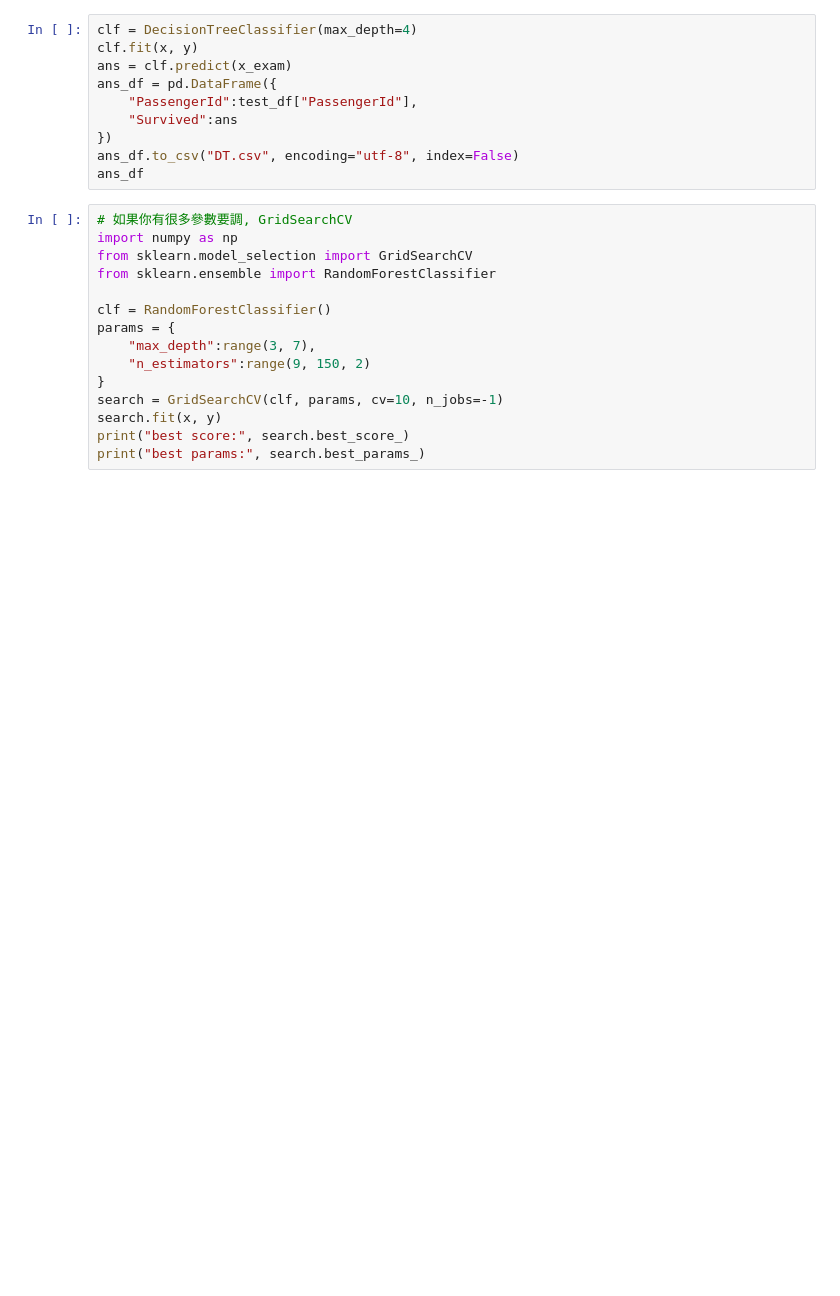
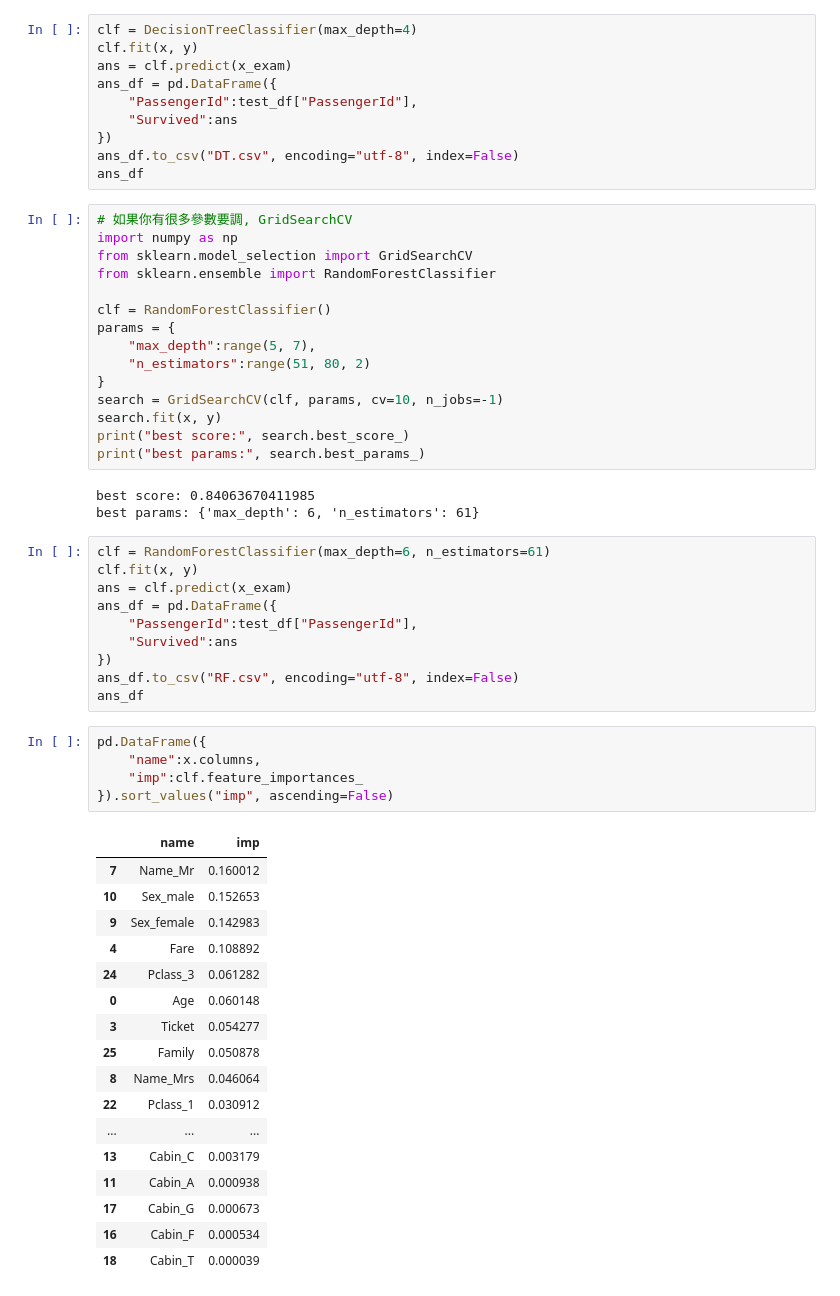
Before and after one commit to Elwing-Chou/ximen_ai_20260706, a Jupyter notebook: ximen_20260720.ipynb, the cells around one changed output. Saved outputs shown, nothing was run; the diff lists cells and outputs as text; blank space fills up the shorter version.

```diff
--- a/ximen_20260720.ipynb
+++ b/ximen_20260720.ipynb
@@ -397,10 +397,46 @@ from sklearn.ensemble import RandomForestClassifier
 
 clf = RandomForestClassifier()
 params = {
-    "max_depth":range(3, 7),
-    "n_estimators":range(9, 150, 2)
+    "max_depth":range(5, 7),
+    "n_estimators":range(51, 80, 2)
 }
 search = GridSearchCV(clf, params, cv=10, n_jobs=-1)
 search.fit(x, y)
 print("best score:", search.best_score_)
 print("best params:", search.best_params_)
+# %% [output]
+best score: 0.84063670411985
+best params: {'max_depth': 6, 'n_estimators': 61}
+# %%
+clf = RandomForestClassifier(max_depth=6, n_estimators=61)
+clf.fit(x, y)
+ans = clf.predict(x_exam)
+ans_df = pd.DataFrame({
+    "PassengerId":test_df["PassengerId"],
+    "Survived":ans
+})
+ans_df.to_csv("RF.csv", encoding="utf-8", index=False)
+ans_df
+# %%
+pd.DataFrame({
+    "name":x.columns,
+    "imp":clf.feature_importances_
+}).sort_values("imp", ascending=False)
+# %% [output]
+|  | name | imp |
+| 7 | Name_Mr | 0.160012 |
+| 10 | Sex_male | 0.152653 |
+| 9 | Sex_female | 0.142983 |
+| 4 | Fare | 0.108892 |
+| 24 | Pclass_3 | 0.061282 |
+| 0 | Age | 0.060148 |
+| 3 | Ticket | 0.054277 |
+| 25 | Family | 0.050878 |
+| 8 | Name_Mrs | 0.046064 |
+| 22 | Pclass_1 | 0.030912 |
+| ... | ... | ... |
+| 13 | Cabin_C | 0.003179 |
+| 11 | Cabin_A | 0.000938 |
+| 17 | Cabin_G | 0.000673 |
+| 16 | Cabin_F | 0.000534 |
+| 18 | Cabin_T | 0.000039 |
```
